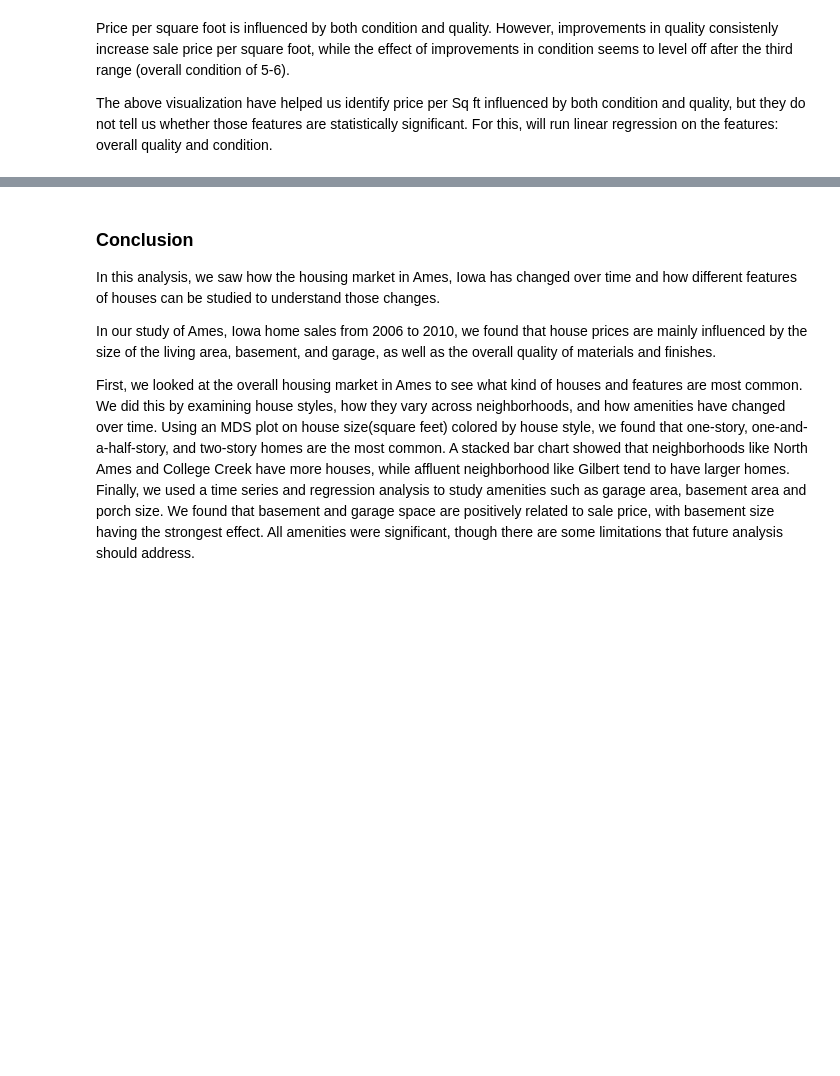
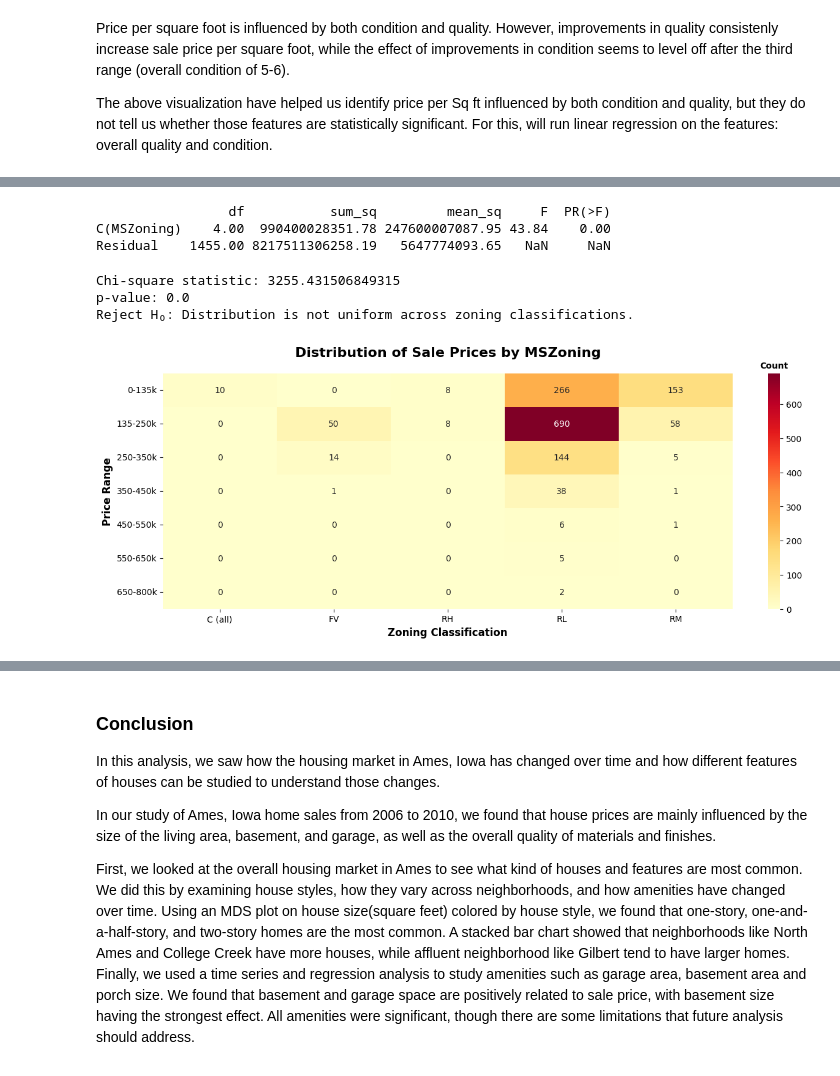
Before and after one commit to annugit1655/Real-Estate-Price-Prediction, a Jupyter notebook: Real-Estate-Price-Prediction/notebooks/EDA-house-part-1.ipynb, the cells around one changed output, grey strips where cells are left out. Cells and saved outputs as stored; diff of their text form; code cells hidden in the pictures; blank space fills up the shorter version.

```diff
--- a/Real-Estate-Price-Prediction/notebooks/EDA-house-part-1.ipynb
+++ b/Real-Estate-Price-Prediction/notebooks/EDA-house-part-1.ipynb
@@ -1396,0 +1444,72 @@ The density plots and the linear model results tell the same story. The linear m
+# %%
+import pandas as pd
+import statsmodels.api as sm
+import statsmodels.formula.api as smf
+from statsmodels.stats.anova import anova_lm
+
+# Fit OLS model with SalePrice as dependent variable and MSZoning as categorical predictor
+model = smf.ols('SalePrice ~ C(MSZoning)', data=new_df).fit()
+
+# Perform ANOVA
+anova_results = anova_lm(model)
+
+print(anova_results)
+# %% [output]
+                 df           sum_sq         mean_sq     F  PR(>F)
+C(MSZoning)    4.00  990400028351.78 247600007087.95 43.84    0.00
+Residual    1455.00 8217511306258.19   5647774093.65   NaN     NaN
+# %%
+import pandas as pd
+from scipy.stats import chisquare
+
+# Count houses in each zoning category
+zone_counts = new_df['MSZoning'].value_counts()
+
+# Expected counts under uniform distribution
+expected_counts = [len(new_df) / len(zone_counts)] * len(zone_counts)
+
+# Perform chi-square test
+chi2_stat, p_value = chisquare(f_obs=zone_counts, f_exp=expected_counts)
+
+print("Chi-square statistic:", chi2_stat)
+print("p-value:", p_value)
+
+# Interpretation
+alpha = 0.05
+if p_value < alpha:
+    print("Reject H₀: Distribution is not uniform across zoning classifications.")
+else:
+    print("Fail to reject H₀: Distribution may be uniform.")
+# %% [output]
+Chi-square statistic: 3255.431506849315
+p-value: 0.0
+Reject H₀: Distribution is not uniform across zoning classifications.
+# %%
+import pandas as pd
+import seaborn as sns
+import matplotlib.pyplot as plt
+
+# Divide SalePrice into bins
+new_df['PriceBin'] = pd.cut(new_df['SalePrice'],
+                        bins=[0, 135000, 250000, 350000, 450000, 550000, 650000, 800000],
+                        labels=['0-135k','135-250k','250-350k','350-450k', '450-550k', '550-650k', '650-800k'])
+
+# Create a pivot table: counts of properties by zoning and price bin
+heatmap_data = new_df.pivot_table(index='PriceBin', columns='MSZoning',
+                              values='SalePrice', aggfunc='count', fill_value=0)
+
+# Plot heatmap
+plt.figure(figsize=(15, 5))
+ax = sns.heatmap(heatmap_data, annot=True, fmt="d", cmap="YlOrRd")
+
+# Move colorbar title to the top
+cbar = ax.collections[0].colorbar
+#cbar.set_label('Count', labelpad=10)
+cbar.ax.set_title('Count', fontsize=10, fontweight='bold')
+
+plt.title('Distribution of Sale Prices by MSZoning', fontsize=16, fontweight='bold', y=1.05)
+plt.xlabel('Zoning Classification', fontsize=12, fontweight='bold')
+plt.ylabel('Price Range', fontsize=12, fontweight='bold')
+plt.show()
+# %% [output]
+[figure, added]
```
Also changed, not shown: parts of 10 cells of this notebook.
